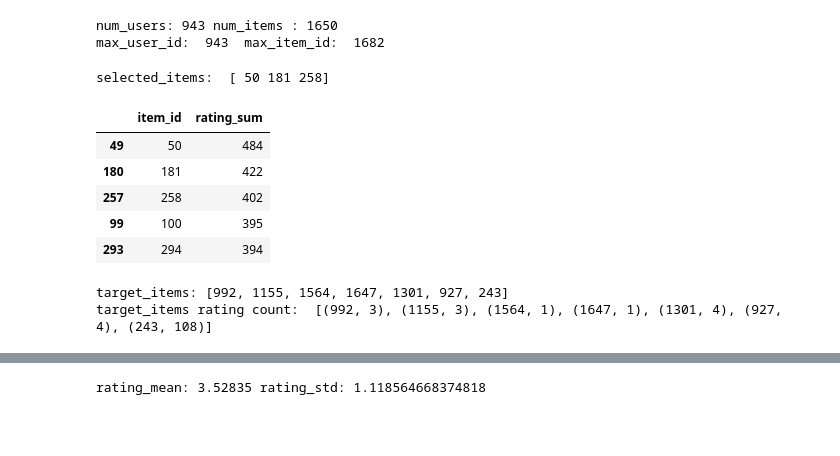
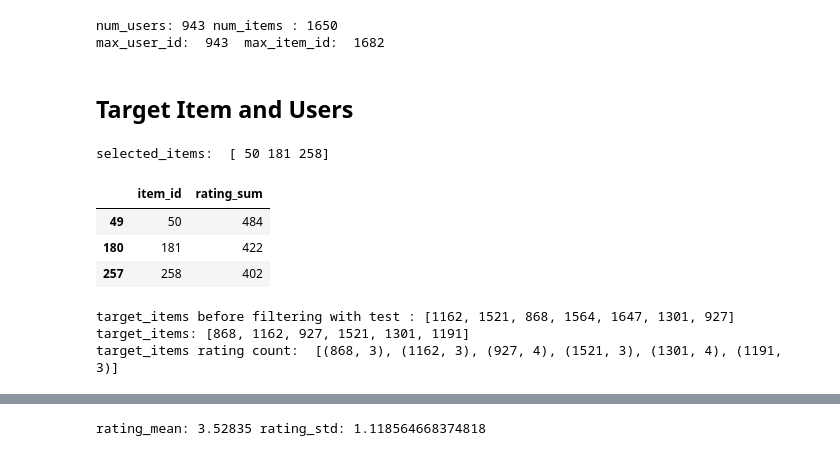
Before and after one commit to azhou5211/Recommender_Systems_and_Attacks, a Jupyter notebook: notebooks/Bandwagon.ipynb, the cells around one changed output, grey strips where cells are left out. Cells and saved outputs as stored; diff of their text form; code cells hidden in the pictures; blank space fills up the shorter version.

```diff
--- a/notebooks/Bandwagon.ipynb
+++ b/notebooks/Bandwagon.ipynb
@@ -44,6 +54,8 @@ print(f'max_user_id: ', max_uid, " max_item_id: ", max_iid)
 # %% [output]
 num_users: 943 num_items : 1650
 max_user_id:  943  max_item_id:  1682
+# %% [markdown]
+## Target Item and Users <a class="anchor" id="target-item-user"></a>
 # %%
 NUM_SEL_ITEMS = 3
 NUM_FILLER_ITEMS = 90
@@ -62,26 +74,32 @@ print("selected_items: ", selected_items)
 selected_items:  [ 50 181 258]
 # %%
 trainDf.groupby('item_id', as_index=False).agg(
-    rating_sum= ('rating', 'count')).sort_values('rating_sum', ascending=False).head(5)
+    rating_sum= ('rating', 'count')).sort_values('rating_sum', ascending=False).head(NUM_SEL_ITEMS)
 # %% [output]
 |  | item_id | rating_sum |
 | 49 | 50 | 484 |
 | 180 | 181 | 422 |
 | 257 | 258 | 402 |
-| 99 | 100 | 395 |
-| 293 | 294 | 394 |
 # %%
 # - Select target item
 target_items = [j for i in range(8, 10) for j in
                     items_sorted[i * len(items_sorted) // 10:(i * len(items_sorted) // 10) + 2]][::-1]
 target_items = list(
-    np.random.choice([i for i in range(len(item_pop)) if item_pop[i] == 3], 2, replace=False)) + target_items
-target_items += [243]
+    np.random.choice([i for i in range(len(item_pop)) if item_pop[i] == 3], 3, replace=False)) + target_items
+
+
+print('target_items before filtering with test :', target_items)
+target_items = list(testDf[testDf.item_id.isin(target_items)].item_id.unique())
+target_items += [1191]
+
+# -- HARD CODING VALUES HERE
+target_items = [868, 1162, 927, 1521, 1301, 1191]
 print('target_items:', target_items)
 print('target_items rating count: ', [(i, item_pop[i]) for i in target_items])
 # %% [output]
-target_items: [992, 1155, 1564, 1647, 1301, 927, 243]
-target_items rating count:  [(992, 3), (1155, 3), (1564, 1), (1647, 1), (1301, 4), (927, 4), (243, 108)]
+target_items before filtering with test : [1162, 1521, 868, 1564, 1647, 1301, 927]
+target_items: [868, 1162, 927, 1521, 1301, 1191]
+target_items rating count:  [(868, 3), (1162, 3), (927, 4), (1521, 3), (1301, 4), (1191, 3)]
 # %%
 # - create target users
 threshold = testDf.rating.mean()
```
Also changed, not shown: parts of 30 cells of this notebook.
